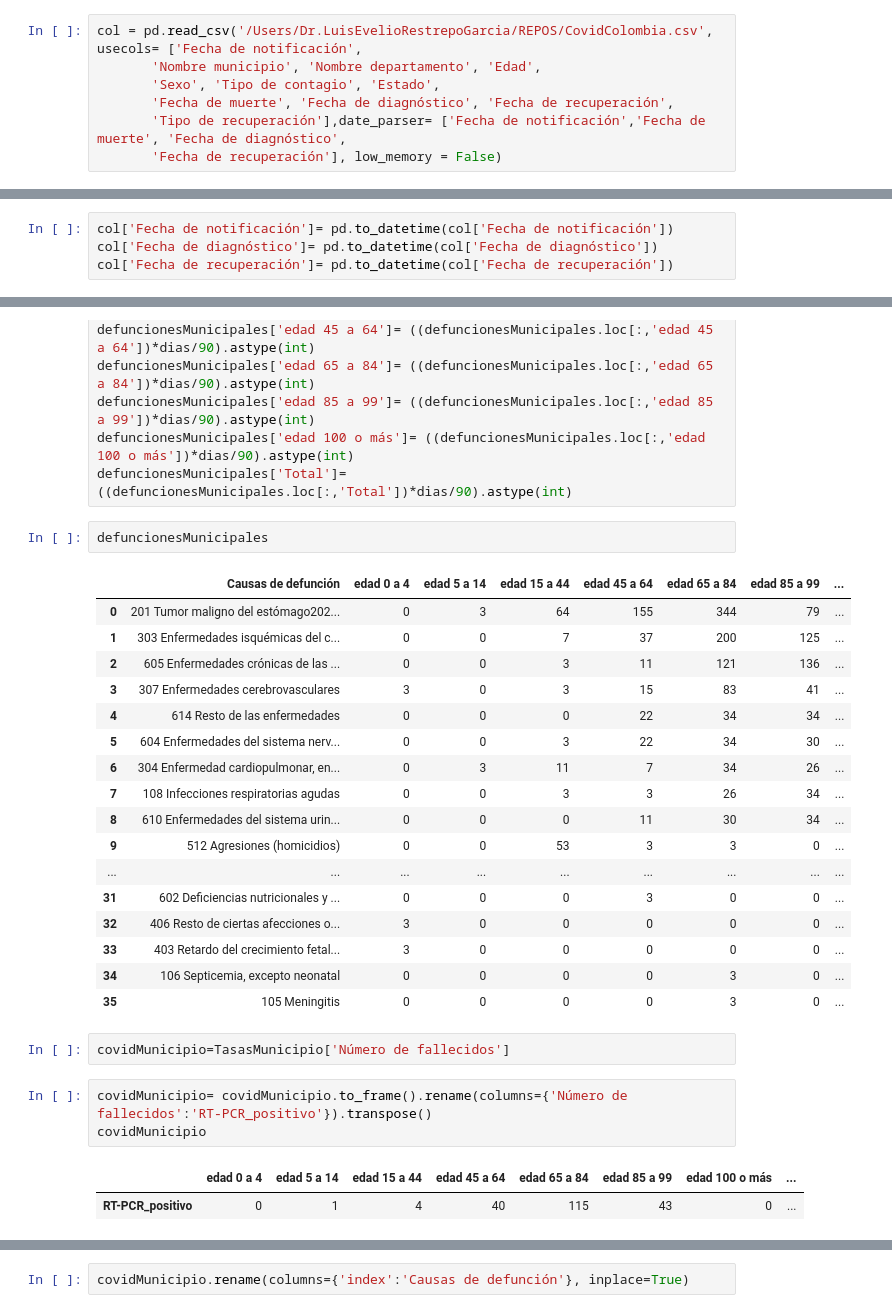
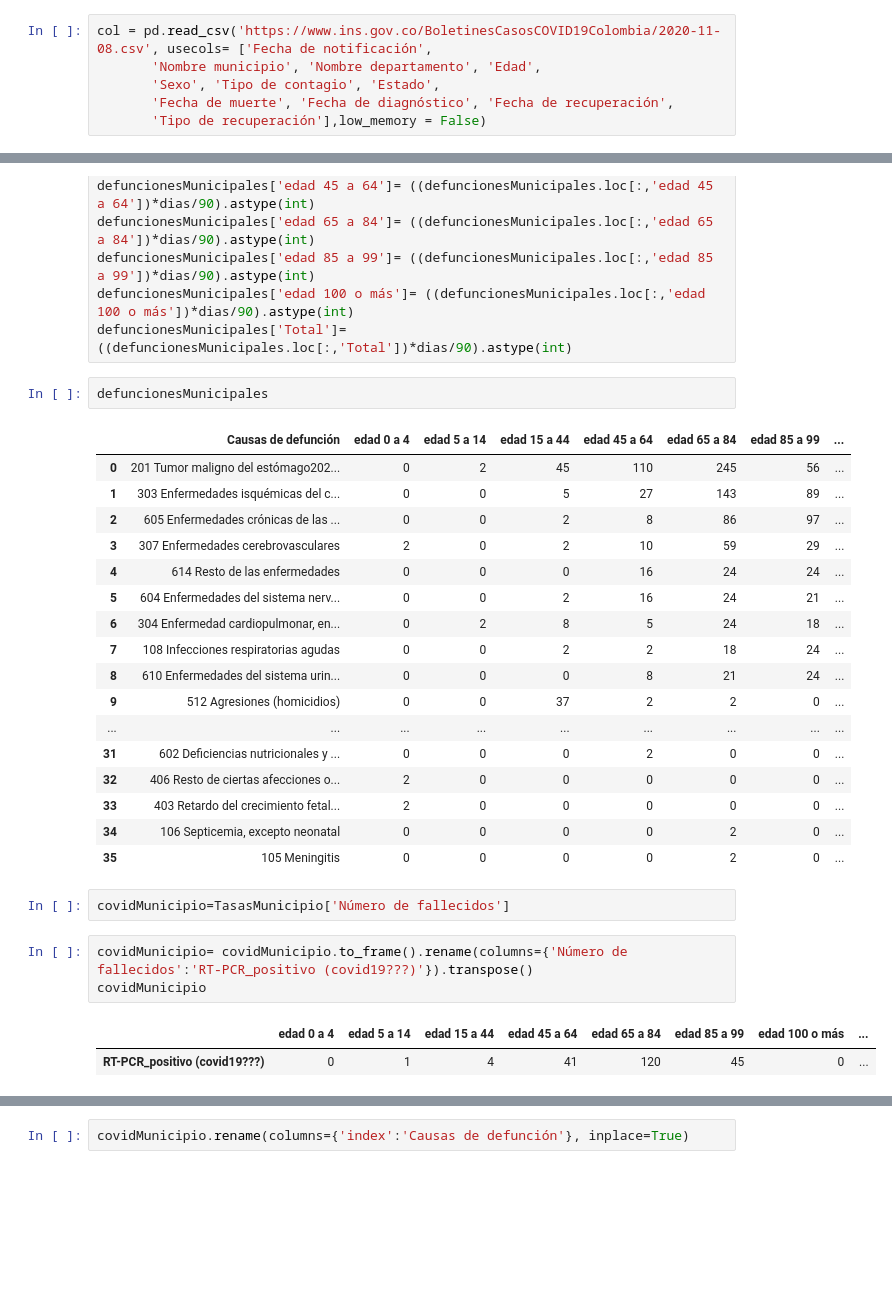
Before and after one commit to luiseveliogarciarestrepo/corona, a Jupyter notebook: Tasas integradas.ipynb, the cells around one changed output, grey strips where cells are left out. Drawn from its saved outputs; the diff is of its cells as text; blank space fills up the shorter version.

```diff
--- a/Tasas integradas.ipynb
+++ b/Tasas integradas.ipynb
@@ -717,7 +724,6 @@ import numpy as np
 # %%
-col = pd.read_csv('/Users/Dr.LuisEvelioRestrepoGarcia/REPOS/CovidColombia.csv', usecols= ['Fecha de notificación',
+col = pd.read_csv('https://www.ins.gov.co/BoletinesCasosCOVID19Colombia/2020-11-08.csv', usecols= ['Fecha de notificación',
        'Nombre municipio', 'Nombre departamento', 'Edad',
        'Sexo', 'Tipo de contagio', 'Estado',
        'Fecha de muerte', 'Fecha de diagnóstico', 'Fecha de recuperación',
-       'Tipo de recuperación'],date_parser= ['Fecha de notificación','Fecha de muerte', 'Fecha de diagnóstico',
-       'Fecha de recuperación'], low_memory = False)
+       'Tipo de recuperación'],low_memory = False)
@@ -724,4 +731,0 @@ col = pd.read_csv('/Users/Dr.LuisEvelioRestrepoGarcia/REPOS/CovidColombia.csv',
-# %%
-col['Fecha de notificación']= pd.to_datetime(col['Fecha de notificación'])
-col['Fecha de diagnóstico']= pd.to_datetime(col['Fecha de diagnóstico'])
-col['Fecha de recuperación']= pd.to_datetime(col['Fecha de recuperación'])
@@ -1552,30 +1568,30 @@ defuncionesMunicipales['Total']= ((defuncionesMunicipales.loc[:,'Total'])*dias/9
 defuncionesMunicipales
 # %% [output]
 |  | Causas de defunción | edad 0 a 4 | edad 5 a 14 | edad 15 a 44 | edad 45 a 64 | edad 65 a 84 | edad 85 a 99 | ... |
-| 0 | 201 Tumor maligno del estómago202... | 0 | 3 | 64 | 155 | 344 | 79 | ... |
-| 1 | 303 Enfermedades isquémicas del c... | 0 | 0 | 7 | 37 | 200 | 125 | ... |
-| 2 | 605 Enfermedades crónicas de las ... | 0 | 0 | 3 | 11 | 121 | 136 | ... |
-| 3 | 307 Enfermedades cerebrovasculares | 3 | 0 | 3 | 15 | 83 | 41 | ... |
-| 4 | 614 Resto de las enfermedades | 0 | 0 | 0 | 22 | 34 | 34 | ... |
-| 5 | 604 Enfermedades del sistema nerv... | 0 | 0 | 3 | 22 | 34 | 30 | ... |
-| 6 | 304 Enfermedad cardiopulmonar, en... | 0 | 3 | 11 | 7 | 34 | 26 | ... |
-| 7 | 108 Infecciones respiratorias agudas | 0 | 0 | 3 | 3 | 26 | 34 | ... |
-| 8 | 610 Enfermedades del sistema urin... | 0 | 0 | 0 | 11 | 30 | 34 | ... |
-| 9 | 512 Agresiones (homicidios) | 0 | 0 | 53 | 3 | 3 | 0 | ... |
+| 0 | 201 Tumor maligno del estómago202... | 0 | 2 | 45 | 110 | 245 | 56 | ... |
+| 1 | 303 Enfermedades isquémicas del c... | 0 | 0 | 5 | 27 | 143 | 89 | ... |
+| 2 | 605 Enfermedades crónicas de las ... | 0 | 0 | 2 | 8 | 86 | 97 | ... |
+| 3 | 307 Enfermedades cerebrovasculares | 2 | 0 | 2 | 10 | 59 | 29 | ... |
+| 4 | 614 Resto de las enfermedades | 0 | 0 | 0 | 16 | 24 | 24 | ... |
+| 5 | 604 Enfermedades del sistema nerv... | 0 | 0 | 2 | 16 | 24 | 21 | ... |
+| 6 | 304 Enfermedad cardiopulmonar, en... | 0 | 2 | 8 | 5 | 24 | 18 | ... |
+| 7 | 108 Infecciones respiratorias agudas | 0 | 0 | 2 | 2 | 18 | 24 | ... |
+| 8 | 610 Enfermedades del sistema urin... | 0 | 0 | 0 | 8 | 21 | 24 | ... |
+| 9 | 512 Agresiones (homicidios) | 0 | 0 | 37 | 2 | 2 | 0 | ... |
 | ... | ... | ... | ... | ... | ... | ... | ... | ... |
-| 31 | 602 Deficiencias nutricionales y ... | 0 | 0 | 0 | 3 | 0 | 0 | ... |
-| 32 | 406 Resto de ciertas afecciones o... | 3 | 0 | 0 | 0 | 0 | 0 | ... |
-| 33 | 403 Retardo del crecimiento fetal... | 3 | 0 | 0 | 0 | 0 | 0 | ... |
-| 34 | 106 Septicemia, excepto neonatal | 0 | 0 | 0 | 0 | 3 | 0 | ... |
-| 35 | 105 Meningitis | 0 | 0 | 0 | 0 | 3 | 0 | ... |
+| 31 | 602 Deficiencias nutricionales y ... | 0 | 0 | 0 | 2 | 0 | 0 | ... |
+| 32 | 406 Resto de ciertas afecciones o... | 2 | 0 | 0 | 0 | 0 | 0 | ... |
+| 33 | 403 Retardo del crecimiento fetal... | 2 | 0 | 0 | 0 | 0 | 0 | ... |
+| 34 | 106 Septicemia, excepto neonatal | 0 | 0 | 0 | 0 | 2 | 0 | ... |
+| 35 | 105 Meningitis | 0 | 0 | 0 | 0 | 2 | 0 | ... |
 # %%
 covidMunicipio=TasasMunicipio['Número de fallecidos']
 # %%
-covidMunicipio= covidMunicipio.to_frame().rename(columns={'Número de fallecidos':'RT-PCR_positivo'}).transpose()
+covidMunicipio= covidMunicipio.to_frame().rename(columns={'Número de fallecidos':'RT-PCR_positivo (covid19???)'}).transpose()
 covidMunicipio
 # %% [output]
 |  | edad 0 a 4 | edad 5 a 14 | edad 15 a 44 | edad 45 a 64 | edad 65 a 84 | edad 85 a 99 | edad 100 o más | ... |
-| RT-PCR_positivo | 0 | 1 | 4 | 40 | 115 | 43 | 0 | ... |
+| RT-PCR_positivo (covid19???) | 0 | 1 | 4 | 41 | 120 | 45 | 0 | ... |
 # %%
 covidMunicipio=covidMunicipio.reset_index()
 covidMunicipio
```
Also changed, not shown: parts of 57 cells of this notebook, 12 other files.
